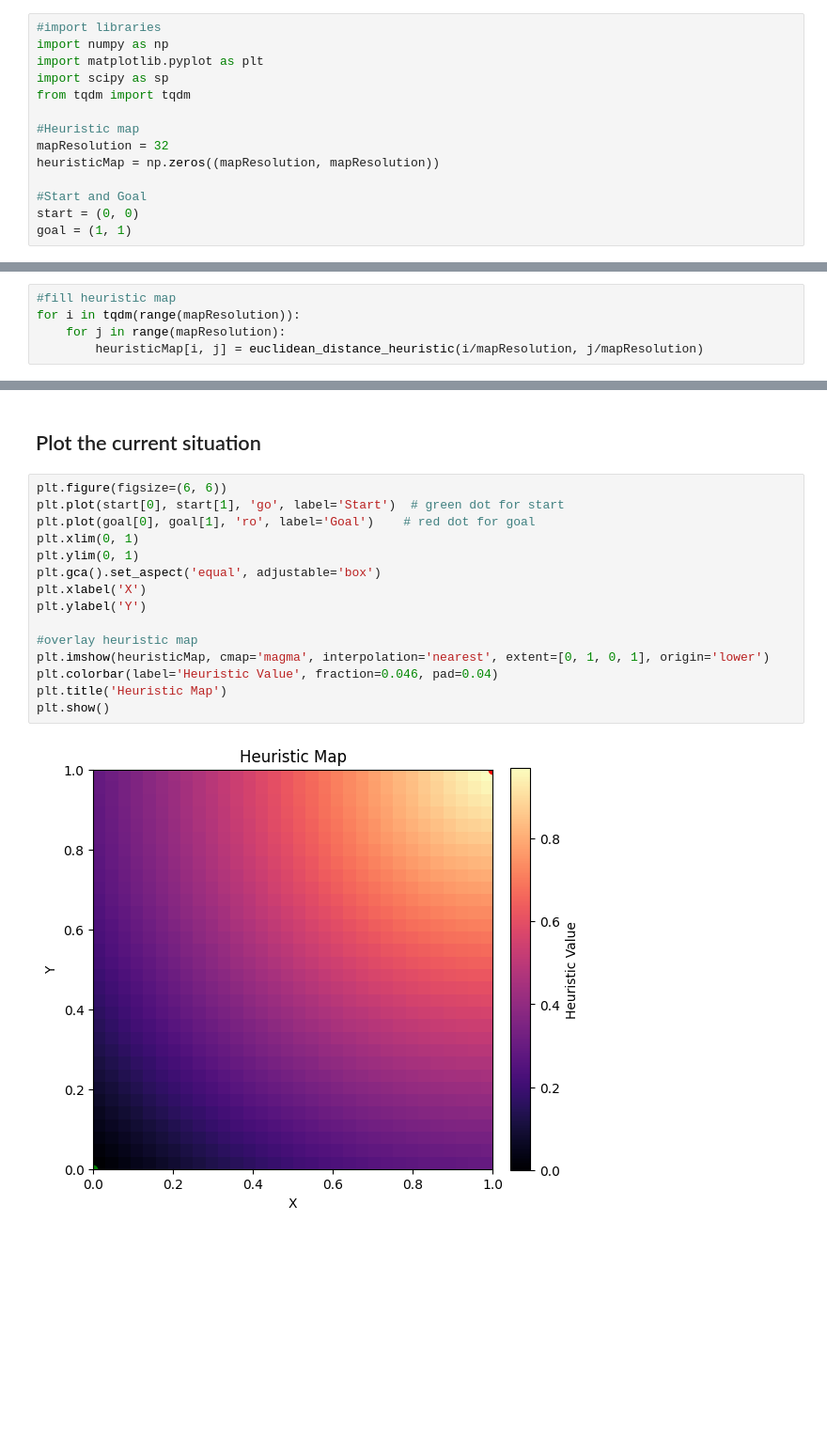
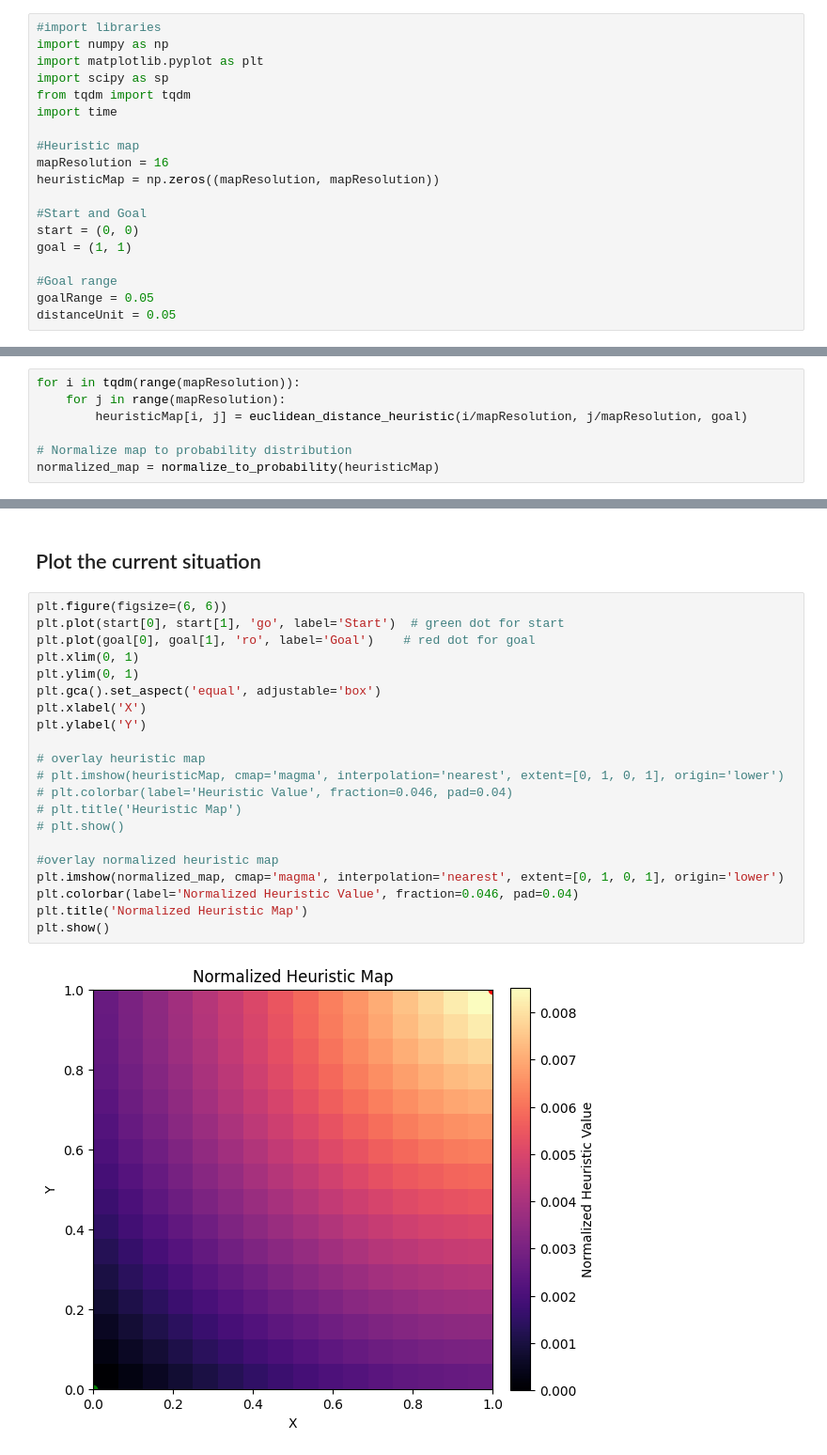
Before and after one commit to SumYin/RRT-Heuristic-EE, a Jupyter notebook: main.ipynb, the cells around one changed output, grey strips where cells are left out. Shown: that part at 94% size. Saved outputs shown, nothing was run; the diff lists cells and outputs as text; blank space fills up the shorter version.

```diff
--- a/main.ipynb
+++ b/main.ipynb
@@ -54,14 +55,19 @@ import numpy as np
 import matplotlib.pyplot as plt
 import scipy as sp
 from tqdm import tqdm
+import time
 
 #Heuristic map
-mapResolution = 32
+mapResolution = 16
 heuristicMap = np.zeros((mapResolution, mapResolution))
 
 #Start and Goal
 start = (0, 0)
 goal = (1, 1)
+
+#Goal range
+goalRange = 0.05
+distanceUnit = 0.05
 # %% [markdown]
 ## Set up some Functions
 # %%
@@ -92,7 +116,9 @@ def euclidean_distance_heuristic(x, y):
 # %% [markdown]
 ## Initialize heuristic
 # %%
-#fill heuristic map
 for i in tqdm(range(mapResolution)):
     for j in range(mapResolution):
-        heuristicMap[i, j] = euclidean_distance_heuristic(i/mapResolution, j/mapResolution)
+        heuristicMap[i, j] = euclidean_distance_heuristic(i/mapResolution, j/mapResolution, goal)
+
+# Normalize map to probability distribution
+normalized_map = normalize_to_probability(heuristicMap)
@@ -101,17 +181,23 @@ for i in tqdm(range(mapResolution)):
 # %%
 plt.figure(figsize=(6, 6))
 plt.plot(start[0], start[1], 'go', label='Start')  # green dot for start
 plt.plot(goal[0], goal[1], 'ro', label='Goal')    # red dot for goal
 plt.xlim(0, 1)
 plt.ylim(0, 1)
 plt.gca().set_aspect('equal', adjustable='box')
 plt.xlabel('X')
 plt.ylabel('Y')
 
-#overlay heuristic map
-plt.imshow(heuristicMap, cmap='magma', interpolation='nearest', extent=[0, 1, 0, 1], origin='lower')
-plt.colorbar(label='Heuristic Value', fraction=0.046, pad=0.04)
-plt.title('Heuristic Map')
+# overlay heuristic map
+# plt.imshow(heuristicMap, cmap='magma', interpolation='nearest', extent=[0, 1, 0, 1], origin='lower')
+# plt.colorbar(label='Heuristic Value', fraction=0.046, pad=0.04)
+# plt.title('Heuristic Map')
+# plt.show()
+
+#overlay normalized heuristic map
+plt.imshow(normalized_map, cmap='magma', interpolation='nearest', extent=[0, 1, 0, 1], origin='lower')
+plt.colorbar(label='Normalized Heuristic Value', fraction=0.046, pad=0.04)
+plt.title('Normalized Heuristic Map')
 plt.show()
 # %% [output]
-[figure, old version]
+[figure, new version]
```
Also changed, not shown: parts of 7 cells of this notebook.
